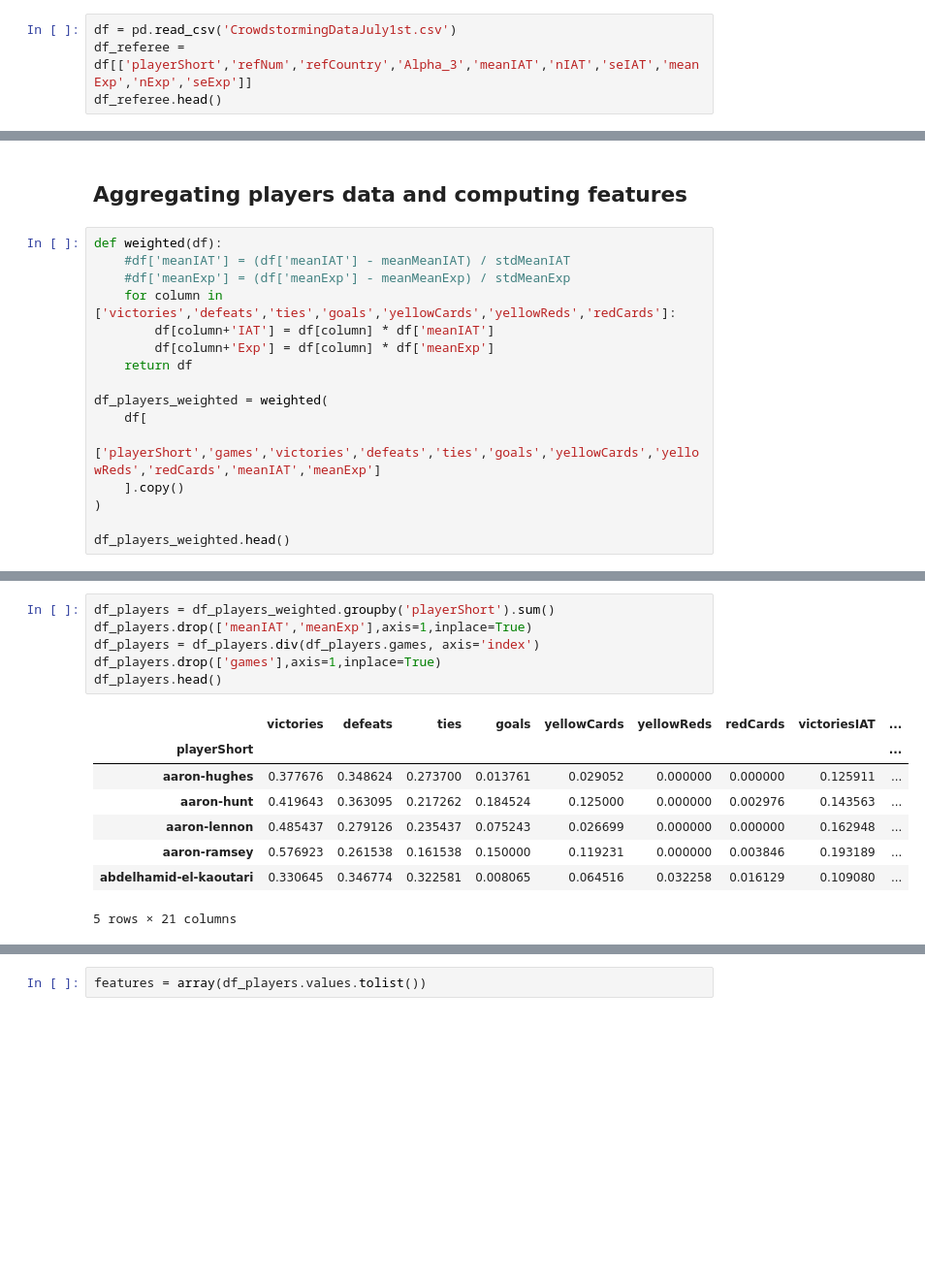
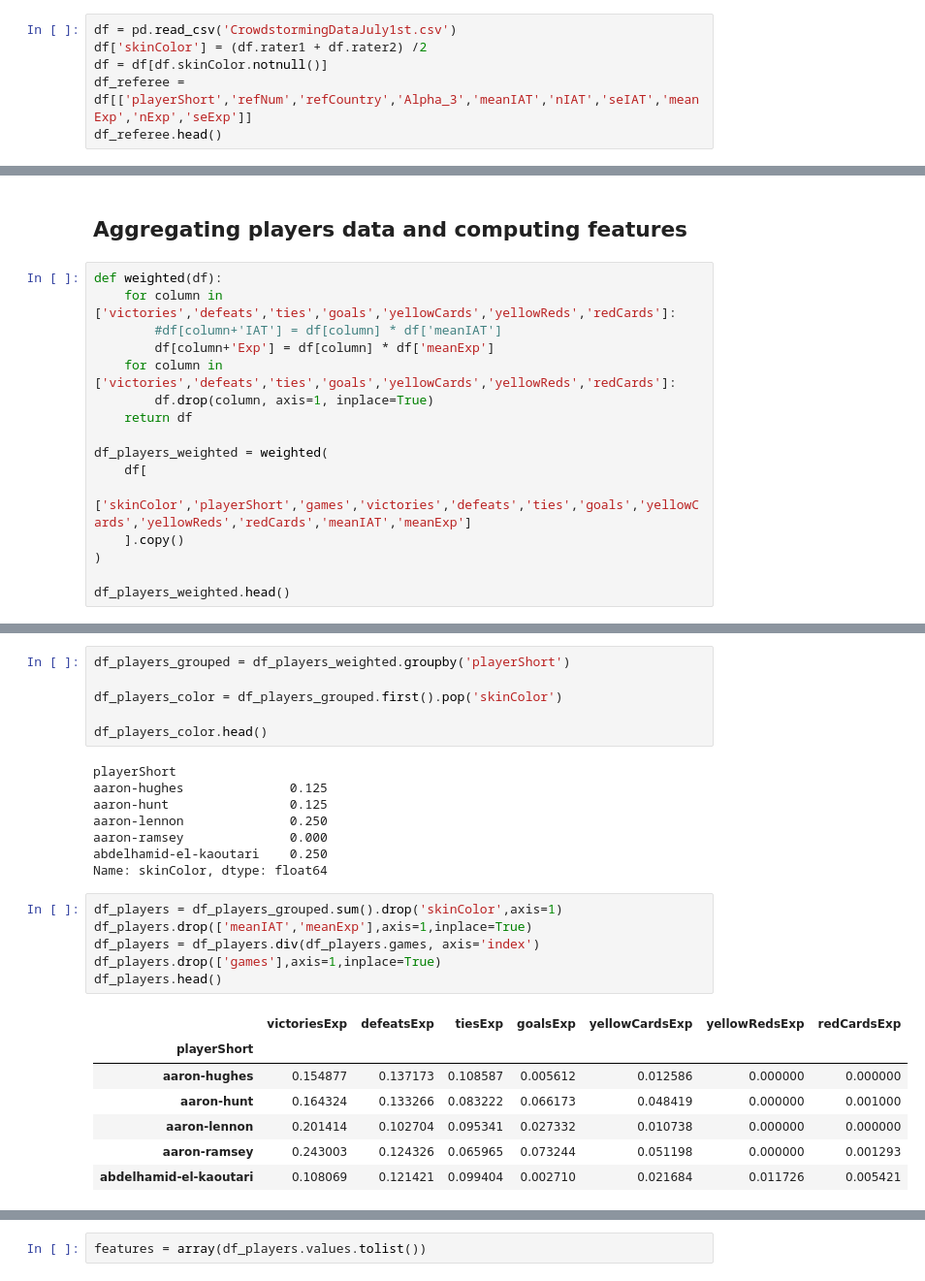
Before and after one commit to lfaucon/ada-homeworks, a Jupyter notebook: Homework_4/Homework4_Question2.ipynb, the cells around one changed output, grey strips where cells are left out. Shown: that part at 97% size. Drawn from its saved outputs; the diff is of its cells as text; blank space fills up the shorter version.

```diff
--- a/Homework_4/Homework4_Question2.ipynb
+++ b/Homework_4/Homework4_Question2.ipynb
@@ -18,6 +20,8 @@ import matplotlib.pyplot as plt
 import seaborn as sns
 # %%
 df = pd.read_csv('CrowdstormingDataJuly1st.csv')
+df['skinColor'] = (df.rater1 + df.rater2) /2
+df = df[df.skinColor.notnull()]
 df_referee = df[['playerShort','refNum','refCountry','Alpha_3','meanIAT','nIAT','seIAT','meanExp','nExp','seExp']]
 df_referee.head()
 # %% [output]
@@ -70,16 +48,16 @@ fig.canvas.draw()
 ## Aggregating players data and computing features
 # %%
 def weighted(df):
-    #df['meanIAT'] = (df['meanIAT'] - meanMeanIAT) / stdMeanIAT
-    #df['meanExp'] = (df['meanExp'] - meanMeanExp) / stdMeanExp
     for column in ['victories','defeats','ties','goals','yellowCards','yellowReds','redCards']:
-        df[column+'IAT'] = df[column] * df['meanIAT']
+        #df[column+'IAT'] = df[column] * df['meanIAT']
         df[column+'Exp'] = df[column] * df['meanExp']
+    for column in ['victories','defeats','ties','goals','yellowCards','yellowReds','redCards']:
+        df.drop(column, axis=1, inplace=True)
     return df
 
 df_players_weighted = weighted(
     df[
-        ['playerShort','games','victories','defeats','ties','goals','yellowCards','yellowReds','redCards','meanIAT','meanExp']
+        ['skinColor','playerShort','games','victories','defeats','ties','goals','yellowCards','yellowReds','redCards','meanIAT','meanExp']
     ].copy()
 )
 
@@ -95,16 +72,29 @@ df_players_weighted.head()
+# %%
+df_players_grouped = df_players_weighted.groupby('playerShort')
+
+df_players_color = df_players_grouped.first().pop('skinColor')
+
+df_players_color.head()
+# %% [output]
+playerShort
+aaron-hughes              0.125
+aaron-hunt                0.125
+aaron-lennon              0.250
+aaron-ramsey              0.000
+abdelhamid-el-kaoutari    0.250
+Name: skinColor, dtype: float64
 # %%
-df_players = df_players_weighted.groupby('playerShort').sum()
+df_players = df_players_grouped.sum().drop('skinColor',axis=1)
 df_players.drop(['meanIAT','meanExp'],axis=1,inplace=True)
 df_players = df_players.div(df_players.games, axis='index')
 df_players.drop(['games'],axis=1,inplace=True)
 df_players.head()
 # %% [output]
-|  | victories | defeats | ties | goals | yellowCards | yellowReds | redCards | victoriesIAT | ... |
-| playerShort |  |  |  |  |  |  |  |  | ... |
-| aaron-hughes | 0.377676 | 0.348624 | 0.273700 | 0.013761 | 0.029052 | 0.000000 | 0.000000 | 0.125911 | ... |
-| aaron-hunt | 0.419643 | 0.363095 | 0.217262 | 0.184524 | 0.125000 | 0.000000 | 0.002976 | 0.143563 | ... |
-| aaron-lennon | 0.485437 | 0.279126 | 0.235437 | 0.075243 | 0.026699 | 0.000000 | 0.000000 | 0.162948 | ... |
-| aaron-ramsey | 0.576923 | 0.261538 | 0.161538 | 0.150000 | 0.119231 | 0.000000 | 0.003846 | 0.193189 | ... |
-| abdelhamid-el-kaoutari | 0.330645 | 0.346774 | 0.322581 | 0.008065 | 0.064516 | 0.032258 | 0.016129 | 0.109080 | ... |
+|  | victoriesExp | defeatsExp | tiesExp | goalsExp | yellowCardsExp | yellowRedsExp | redCardsExp |
+| playerShort |  |  |  |  |  |  |  |
+| aaron-hughes | 0.154877 | 0.137173 | 0.108587 | 0.005612 | 0.012586 | 0.000000 | 0.000000 |
+| aaron-hunt | 0.164324 | 0.133266 | 0.083222 | 0.066173 | 0.048419 | 0.000000 | 0.001000 |
+| aaron-lennon | 0.201414 | 0.102704 | 0.095341 | 0.027332 | 0.010738 | 0.000000 | 0.000000 |
+| aaron-ramsey | 0.243003 | 0.124326 | 0.065965 | 0.073244 | 0.051198 | 0.000000 | 0.001293 |
+| abdelhamid-el-kaoutari | 0.108069 | 0.121421 | 0.099404 | 0.002710 | 0.021684 | 0.011726 | 0.005421 |
-5 rows × 21 columns
 # %% [markdown]
```
Also changed, not shown: parts of 14 cells of this notebook.
